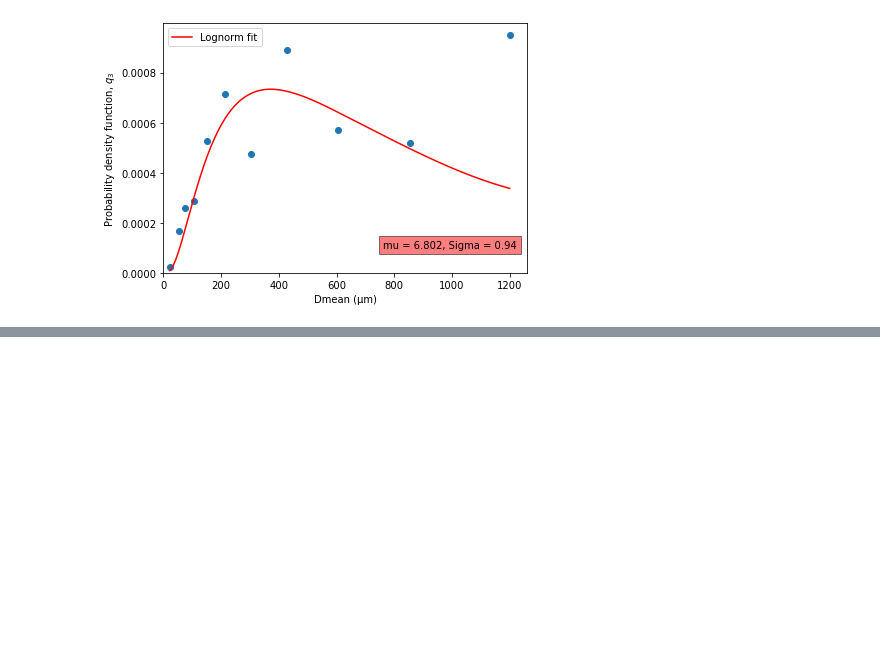
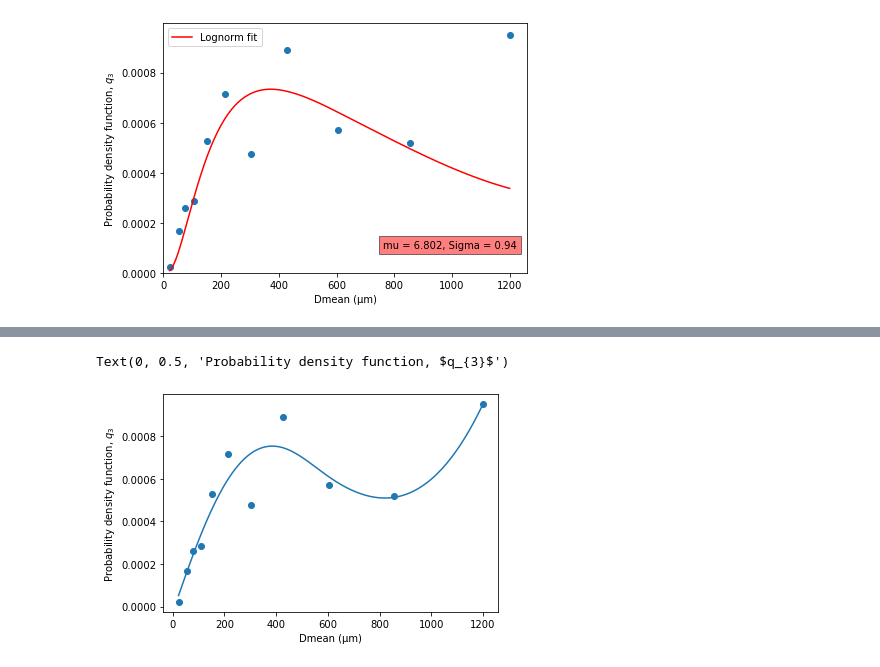
Before and after one commit to sethsomtoo/Particle-size-analysis-with-python, a Jupyter notebook: Project_3/particle_size_analysis.ipynb, the cells around one changed output, grey strips where cells are left out. Saved outputs shown, nothing was run; the diff lists cells and outputs as text; code cells hidden in the pictures; blank space fills up the shorter version.

```diff
--- a/Project_3/particle_size_analysis.ipynb
+++ b/Project_3/particle_size_analysis.ipynb
@@ -383,0 +386,17 @@ plt.plot(x_data, normfit)
+# %%
+polyfit = []
+
+for i in x_data:
+    polyfit.append(f(i, a_fit, b_fit, c_fit, d_fit, e_fit))
+# %%
+x_smooth = np.linspace(x_data.min(), x_data.max(), 200)
+y_smooth = make_interp_spline(x_data, polyfit)(x_smooth)
+# %%
+plt.scatter(x_data, y_data)
+plt.plot(x_smooth, y_smooth)
+
+plt.xlabel("Dmean (μm)")
+plt.ylabel("Probability density function, $q_{3}$")
+# %% [output]
+Text(0, 0.5, 'Probability density function, $q_{3}$')
+[figure, added]
```
Also changed, not shown: parts of 24 cells of this notebook.
